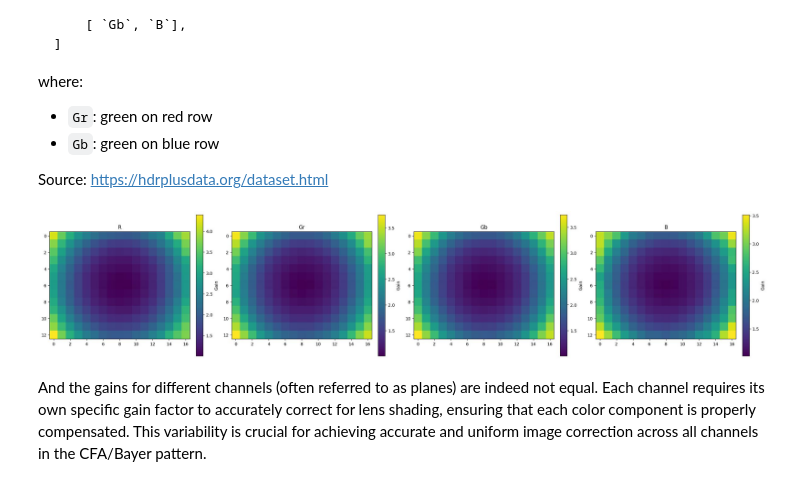
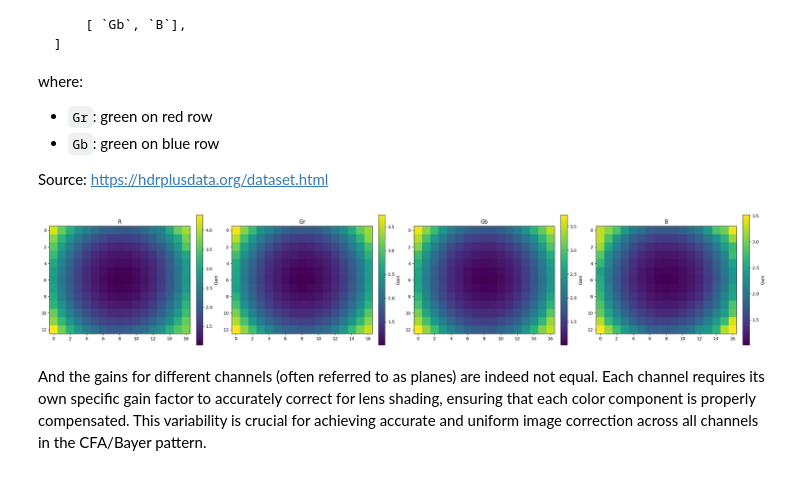
Before and after one commit to Andrei-Aksionov/ISPFoundry, a Jupyter notebook: notebooks/step_2_lens_shading_correction.ipynb, the cells around one changed output. Saved outputs shown, nothing was run; the diff lists cells and outputs as text; code cells hidden in the pictures.

```diff
--- a/notebooks/step_2_lens_shading_correction.ipynb
+++ b/notebooks/step_2_lens_shading_correction.ipynb
@@ -108,23 +110,23 @@ Source: https://hdrplusdata.org/dataset.html
 # %%
 def plot_lsc_map(lsc_map: np.ndarray, channel_names: list[str]) -> None:  # noqa: D103
 
     assert lsc_map.ndim == 3
     assert lsc_map.shape[-1] == 4
 
-    figsize = find_best_figsize(np.unstack(lsc_map), 1, 4)
+    figsize = find_best_figsize(lsc_map[..., -1], 1, 4)
     fig, axes = plt.subplots(1, 4, figsize=figsize)
 
     for idx, ax in enumerate(axes.flat):
         ax.set_title(channel_names[idx])
         im = ax.imshow(lsc_map[..., idx], cmap="viridis")
         fig.colorbar(im, ax=ax, fraction=0.046, pad=0.04, label="Gain")
 
     plt.tight_layout()
 
 
 plot_lsc_map(lsc_map, config.pipeline.lsc_cfa)
 # %% [output]
-[figure, old version]
+[figure, new version]
 # %% [markdown]
 And the gains for different channels (often referred to as planes) are indeed not equal. Each channel requires its own specific gain factor to accurately correct for lens shading, ensuring that each color component is properly compensated. This variability is crucial for achieving accurate and uniform image correction across all channels in the CFA/Bayer pattern.
 # %%
```
Also changed, not shown: parts of 6 cells of this notebook, 13 other files.
